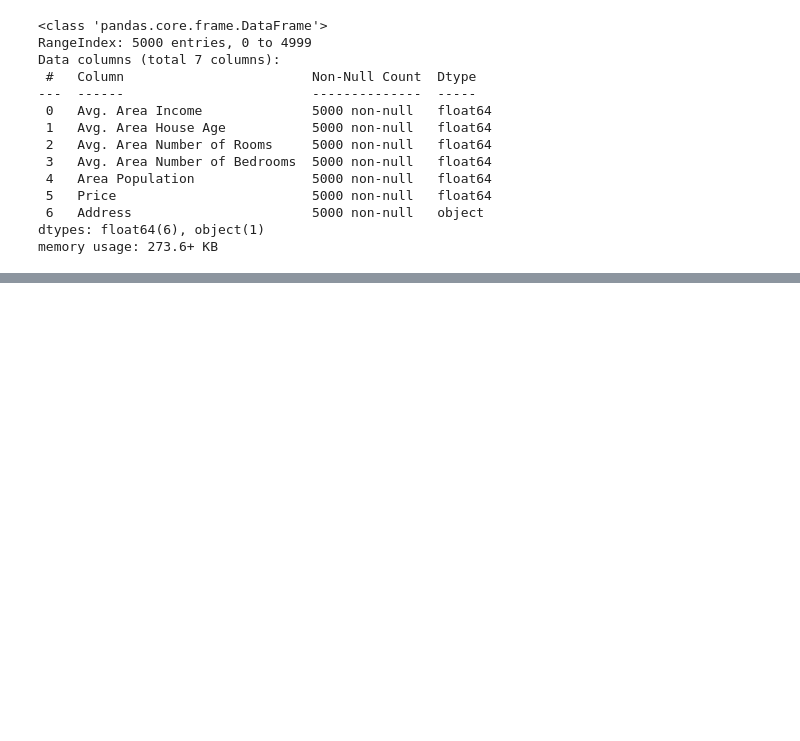
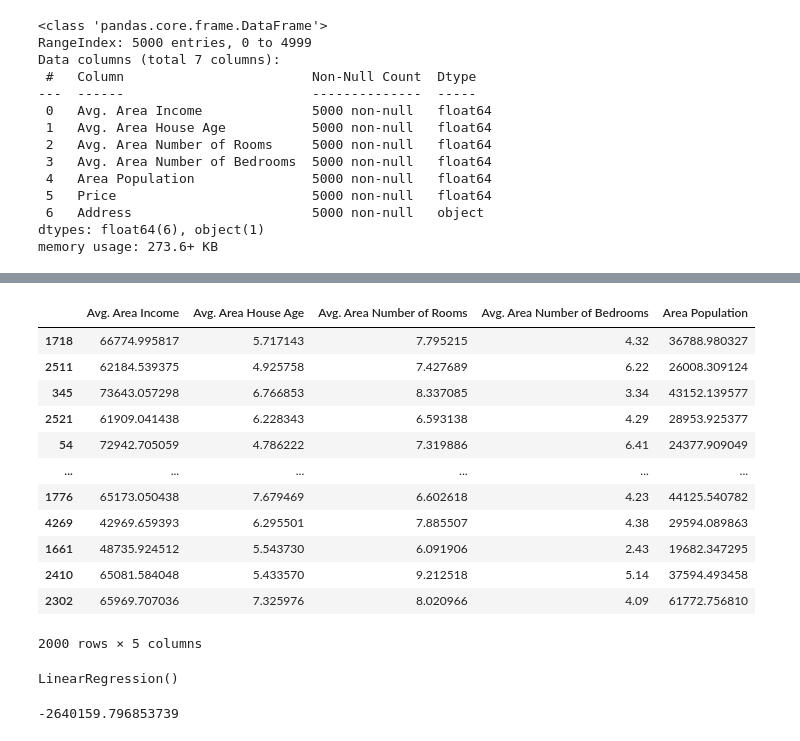
Before and after one commit to deepjyotidutta/DataScience, a Jupyter notebook: UTD_ML_01.ipynb, the cells around one changed output, grey strips where cells are left out. Cells and saved outputs as stored; diff of their text form; code cells hidden in the pictures; blank space fills up the shorter version.

```diff
--- a/UTD_ML_01.ipynb
+++ b/UTD_ML_01.ipynb
@@ -53,0 +54,35 @@ memory usage: 273.6+ KB
+# %%
+#split data into list of features and target
+#list of features
+X = USAhousing[['Avg. Area Income', 'Avg. Area House Age', 'Avg. Area Number of Rooms', 'Avg. Area Number of Bedrooms',
+'Area Population']]
+
+# target variable
+y = USAhousing['Price']
+from sklearn.model_selection import train_test_split
+X_train,X_test,y_train,y_test=train_test_split(X,y,test_size=0.4,random_state=101)
+X_test
+# %% [output]
+|  | Avg. Area Income | Avg. Area House Age | Avg. Area Number of Rooms | Avg. Area Number of Bedrooms | Area Population |
+| 1718 | 66774.995817 | 5.717143 | 7.795215 | 4.32 | 36788.980327 |
+| 2511 | 62184.539375 | 4.925758 | 7.427689 | 6.22 | 26008.309124 |
+| 345 | 73643.057298 | 6.766853 | 8.337085 | 3.34 | 43152.139577 |
+| 2521 | 61909.041438 | 6.228343 | 6.593138 | 4.29 | 28953.925377 |
+| 54 | 72942.705059 | 4.786222 | 7.319886 | 6.41 | 24377.909049 |
+| ... | ... | ... | ... | ... | ... |
+| 1776 | 65173.050438 | 7.679469 | 6.602618 | 4.23 | 44125.540782 |
+| 4269 | 42969.659393 | 6.295501 | 7.885507 | 4.38 | 29594.089863 |
+| 1661 | 48735.924512 | 5.543730 | 6.091906 | 2.43 | 19682.347295 |
+| 2410 | 65081.584048 | 5.433570 | 9.212518 | 5.14 | 37594.493458 |
+| 2302 | 65969.707036 | 7.325976 | 8.020966 | 4.09 | 61772.756810 |
+2000 rows × 5 columns
+# %%
+from sklearn.linear_model import LinearRegression
+lm=LinearRegression()
+lm.fit(X_train,y_train)
+# %% [output]
+LinearRegression()
+# %%
+print(lm.intercept_)
+# %% [output]
+-2640159.796853739
```
Also changed, not shown: parts of 5 cells of this notebook.
